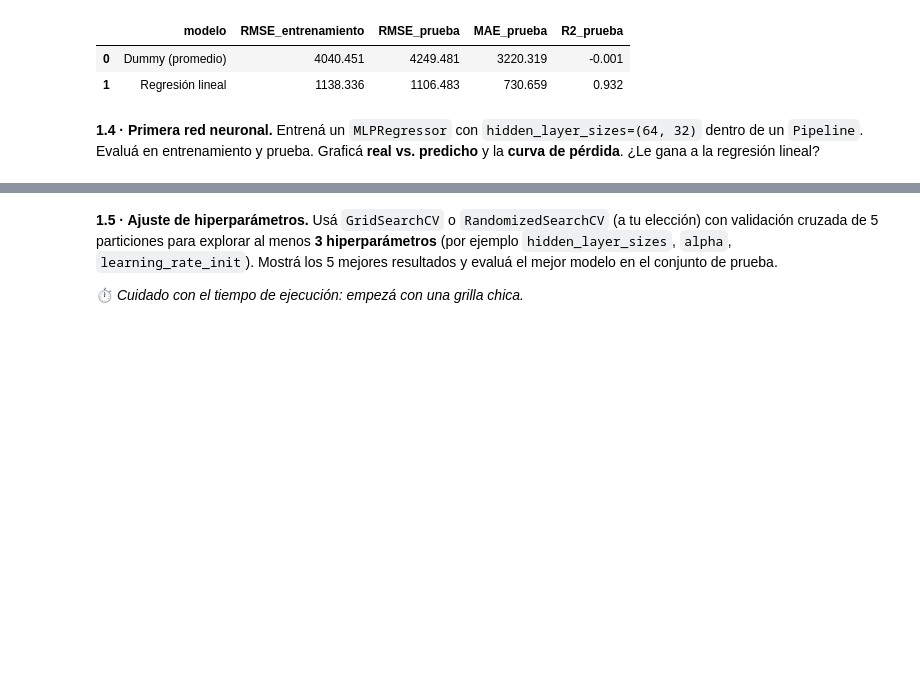
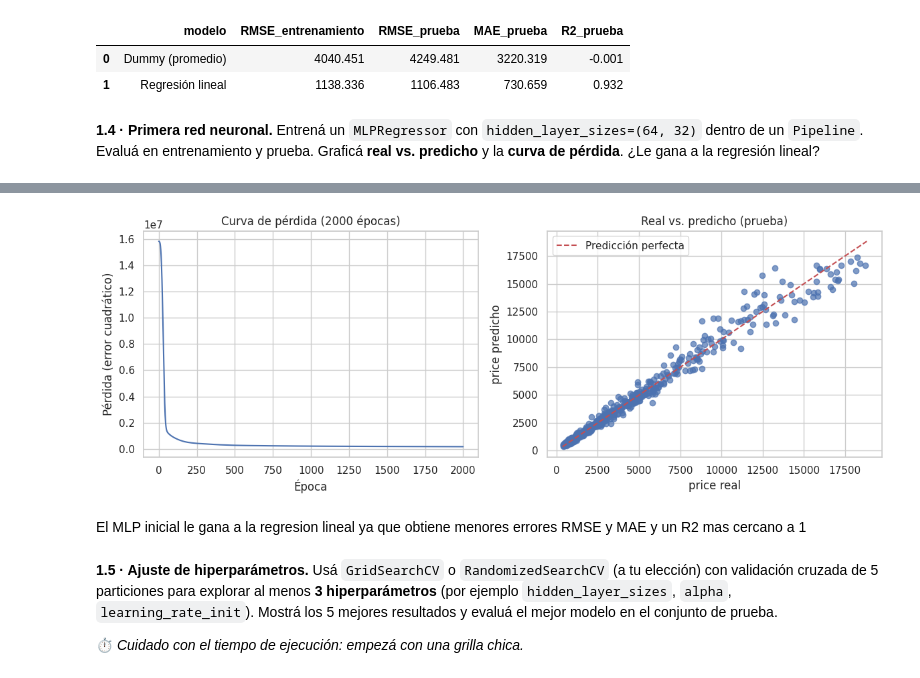
Before and after one commit to enrifonseca/AprendizajeAutomatico1, a Jupyter notebook: ISSD_AA1_Taller_redes_neuronales_sklearn_regresión.ipynb, the cells around one changed output, grey strips where cells are left out. Saved outputs shown, nothing was run; the diff lists cells and outputs as text; code cells hidden in the pictures; blank space fills up the shorter version.

```diff
--- a/ISSD_AA1_Taller_redes_neuronales_sklearn_regresión.ipynb
+++ b/ISSD_AA1_Taller_redes_neuronales_sklearn_regresión.ipynb
@@ -917,23 +917,22 @@ A partir de las observaciones realizadas podemos determinar que:
 # Tu código aquí
 
 # Separamos predictoras (X) y objetivo (y)
-X = df_diam.drop(columns=["price"])
-y = df_diam["price"]
+X_d = df_diam.drop(columns=["price"])
+y_d = df_diam["price"]
 
 # Dividimos en entrenamiento y prueba
-X_ent, X_prueba, y_ent, y_prueba = train_test_split(
-    X, y, test_size=0.2, random_state=SEMILLA
+X_ent_d, X_prueba_d, y_ent_d, y_prueba_d = train_test_split(
+    X_d, y_d, test_size=0.2, random_state=SEMILLA
 )
 
-print(f"Entrenamiento: {X_ent.shape[0]} diamantes")
-print(f"Prueba:        {X_prueba.shape[0]} diamantes")
-
+print(f"Entrenamiento: {X_ent_d.shape[0]} diamantes")
+print(f"Prueba:        {X_prueba_d.shape[0]} diamantes")
 
 # Separamos las columnas según su tipo
 cols_num_d = ["carat", "depth", "table", "x", "y", "z"]
 cols_cat_d = ["cut", "color", "clarity"]
 
-# Preprocesador: qué hacerle a cada grupo de columnas
+# Preprocesador
 preprocesador_d = ColumnTransformer([
     ("num", Pipeline([
         ("imputar", SimpleImputer(strategy="median")),
@@ -1009,3 +1044,35 @@ pd.DataFrame(resultados_diam)
+# %%
+# Obtenemos el objeto MLP que está dentro del Pipeline
+red_d = mlp_d.named_steps["mlp"]
+
+# Predicciones sobre prueba
+pred_prueba_d = mlp_d.predict(X_prueba_d)
+
+fig, ejes = plt.subplots(1, 2, figsize=(12, 4.5))
+
+# 1) Curva de pérdida
+ejes[0].plot(red_d.loss_curve_)
+ejes[0].set_title(f"Curva de pérdida ({red_d.n_iter_} épocas)")
+ejes[0].set_xlabel("Época")
+ejes[0].set_ylabel("Pérdida (error cuadrático)")
+
+# 2) Real vs predicho
+ejes[1].scatter(y_prueba_d, pred_prueba_d, alpha=0.7)
+
+lim = [y_d.min(), y_d.max()]
+ejes[1].plot(lim, lim, "r--", label="Predicción perfecta")
+
+ejes[1].set_title("Real vs. predicho (prueba)")
+ejes[1].set_xlabel("price real")
+ejes[1].set_ylabel("price predicho")
+ejes[1].legend()
+
+plt.tight_layout()
+plt.show()
+# %% [output]
+[figure, added]
+# %% [markdown]
+El MLP inicial le gana a la regresion lineal ya que obtiene menores errores RMSE y MAE y un R2 mas cercano a 1
 # %% [markdown]
 **1.5 · Ajuste de hiperparámetros.** Usá `GridSearchCV` o `RandomizedSearchCV` (a tu elección) con validación cruzada de 5 particiones para explorar al menos **3 hiperparámetros** (por ejemplo `hidden_layer_sizes`, `alpha`, `learning_rate_init`). Mostrá los 5 mejores resultados y evaluá el mejor modelo en el conjunto de prueba.
 
```
Also changed, not shown: parts of 3 cells of this notebook.
